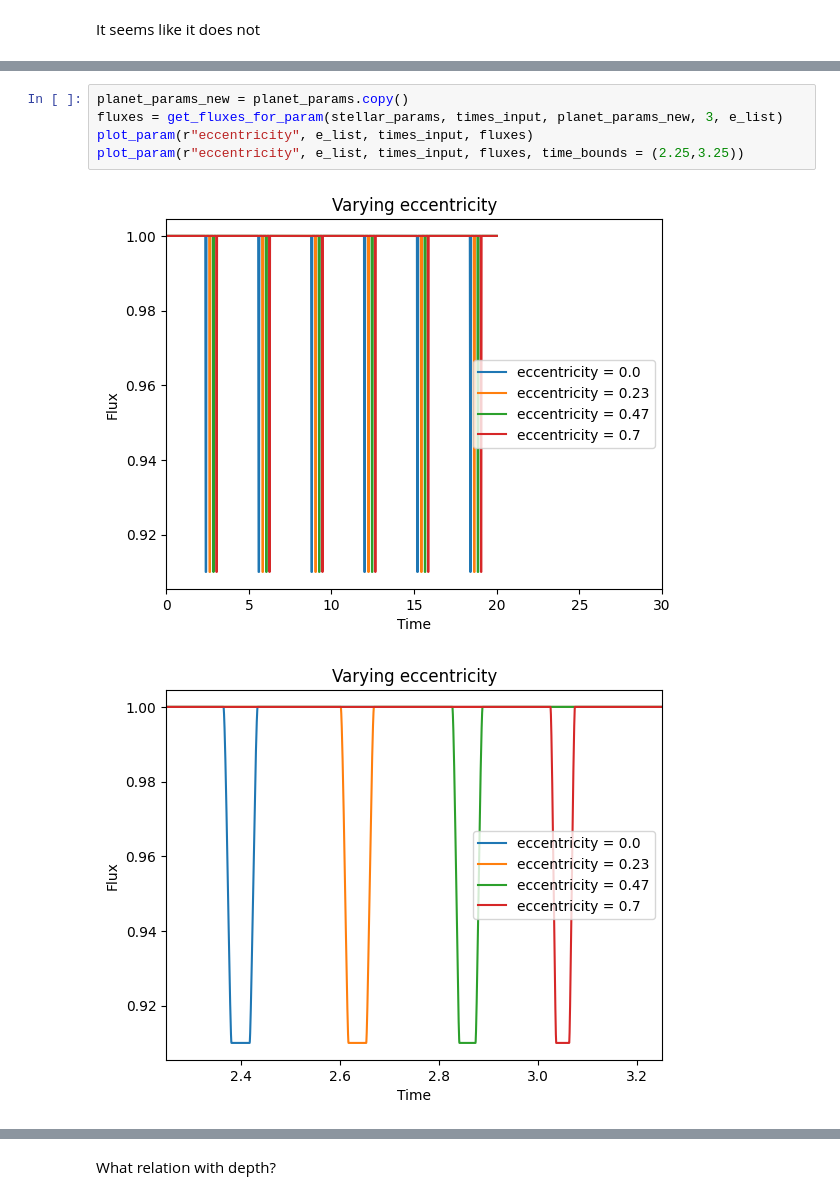
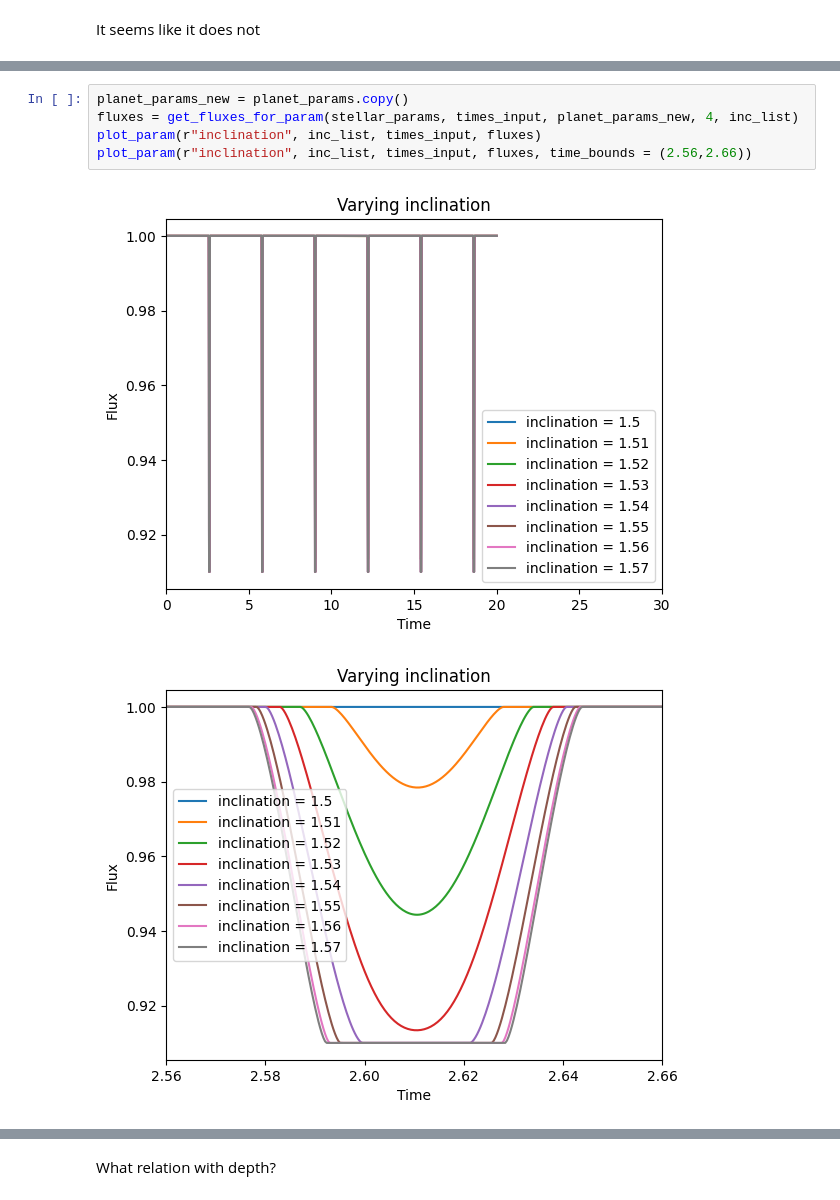
Before and after one commit to JCatton/KJRJMCMCMC, a Jupyter notebook: sim/LCDependenceOnParams.ipynb, the cells around one changed output, grey strips where cells are left out. Drawn from its saved outputs; the diff is of its cells as text.

Commit message:
Notebook with different plots showing the effect of changing different params

```diff
--- a/sim/LCDependenceOnParams.ipynb
+++ b/sim/LCDependenceOnParams.ipynb
@@ -255,8 +404,8 @@ It seems like it does not
 # %%
 planet_params_new = planet_params.copy()
-fluxes = get_fluxes_for_param(stellar_params, times_input, planet_params_new, 3, e_list)
-plot_param(r"eccentricity", e_list, times_input, fluxes)
-plot_param(r"eccentricity", e_list, times_input, fluxes, time_bounds = (2.25,3.25))
+fluxes = get_fluxes_for_param(stellar_params, times_input, planet_params_new, 4, inc_list)
+plot_param(r"inclination", inc_list, times_input, fluxes)
+plot_param(r"inclination", inc_list, times_input, fluxes, time_bounds = (2.56,2.66))
 # %% [output]
-[figure, old version]
+[figure, new version]
-[figure, old version]
+[figure, new version]
```
Also changed, not shown: parts of 13 cells of this notebook.
